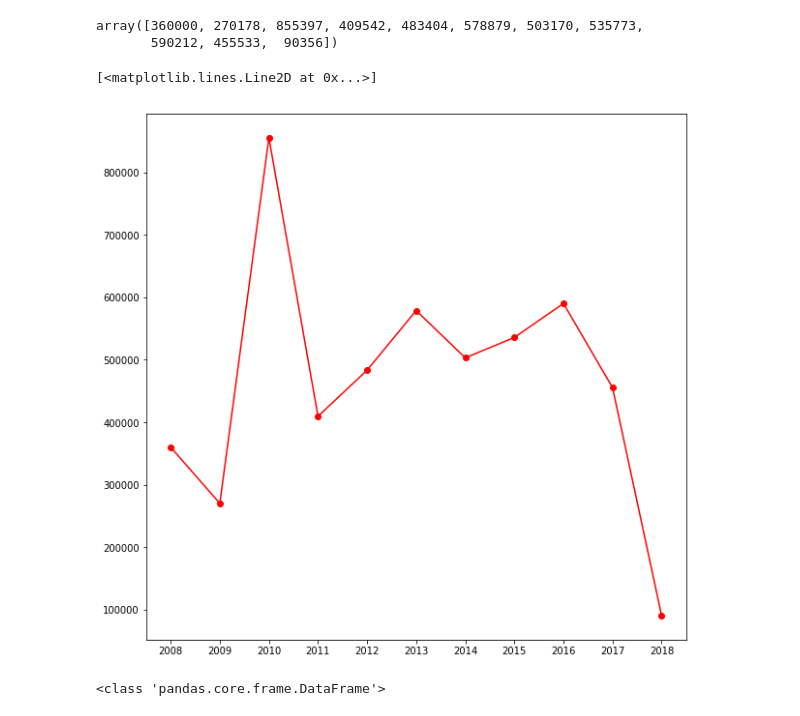
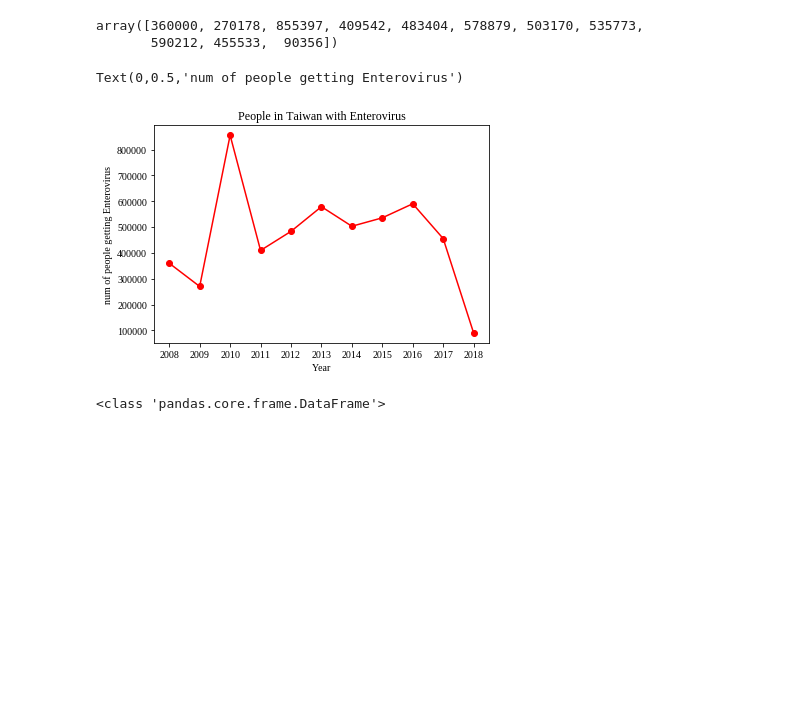
Before and after one commit to alabtsai/FGU-Class, a Jupyter notebook: Lecture_0530.ipynb, the cells around one changed output. Saved outputs shown, nothing was run; the diff lists cells and outputs as text; code cells hidden in the pictures; blank space fills up the shorter version.

Commit message:
Visualization of data

```diff
--- a/Lecture_0530.ipynb
+++ b/Lecture_0530.ipynb
@@ -78,8 +76,12 @@ array([360000, 270178, 855397, 409542, 483404, 578879, 503170, 535773,
 %matplotlib inline
 import matplotlib.pyplot as plt
 # %%
-plt.figure(figsize=(10,10))
+plt.figure(figsize=(6,4))
+
 plt.plot(se1.index,   se1.values,  'o-', color='red')
+plt.title("People in Taiwan with Enterovirus")
+plt.xlabel('Year')
+plt.ylabel("num of people getting Enterovirus")
 # %% [output]
-[<matplotlib.lines.Line2D at 0x...>]
+Text(0,0.5,'num of people getting Enterovirus')
-[figure, old version]
+[figure, new version]
```
Also changed, not shown: parts of 14 cells of this notebook.
